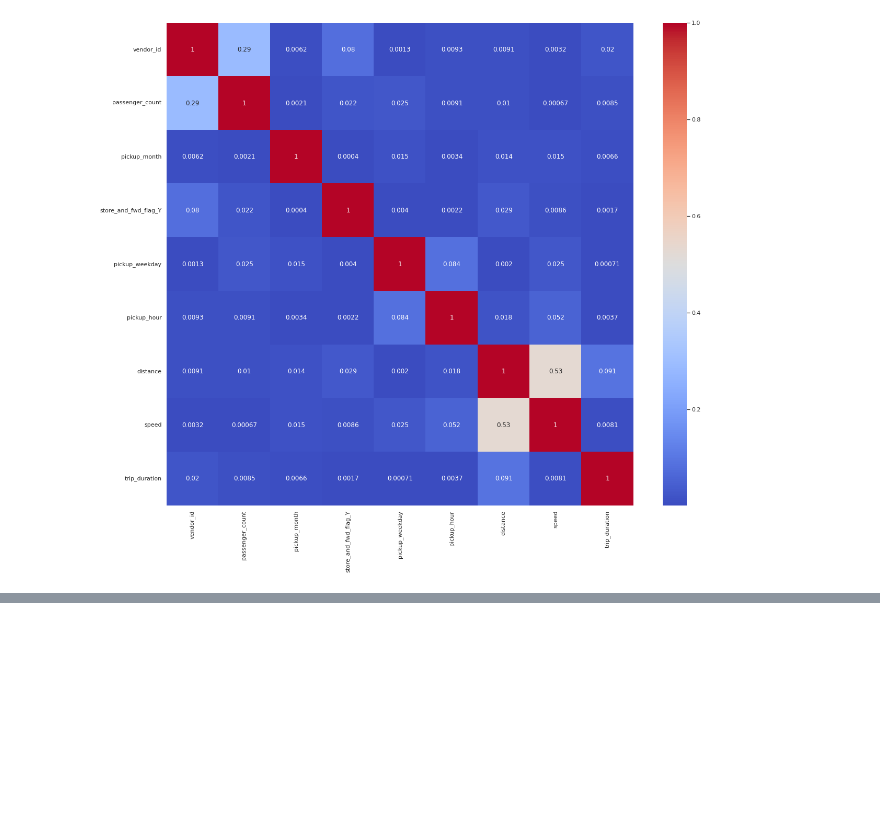
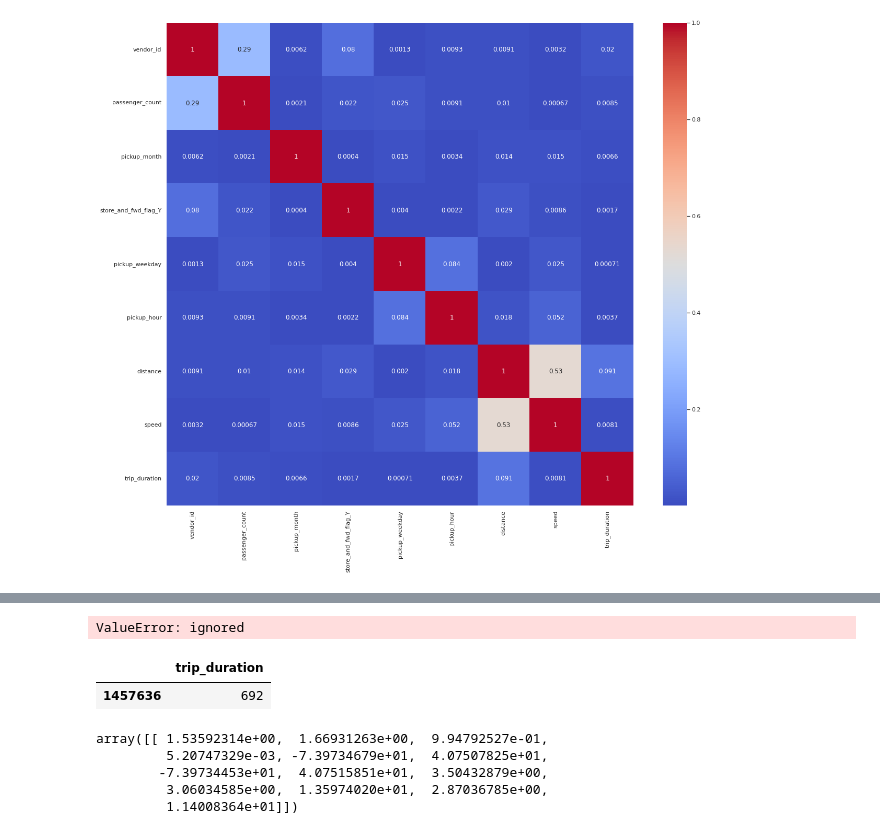
Before and after one commit to HariTarz/NYC-Taxi-Trip-Time-Prediction, a Jupyter notebook: NYC_Taxi_Trip_Time_Prediction_Capstone_Project.ipynb, the cells around one changed output, grey strips where cells are left out. Cells and saved outputs as stored; diff of their text form; code cells hidden in the pictures; blank space fills up the shorter version.

```diff
--- a/NYC_Taxi_Trip_Time_Prediction_Capstone_Project.ipynb
+++ b/NYC_Taxi_Trip_Time_Prediction_Capstone_Project.ipynb
@@ -482,0 +571,7 @@ sns.heatmap(abs(df_corr), annot=True, cmap='coolwarm')
+# %%
+# X = scaler.fit(df[tmp_var])
+# y = scaler.fit(df[dv])
+X = df[tmp_var]
+y = df[dv]
+# %%
+X_train, X_test, y_train, y_test = train_test_split(X, y, random_state = 1, test_size = 0.5)
@@ -482,0 +586,4 @@ sns.heatmap(abs(df_corr), annot=True, cmap='coolwarm')
+# %%
+lin_reg.score(X_train, y_train)
+# %% [output]
+ValueError: ignored
@@ -482,0 +592,13 @@ sns.heatmap(abs(df_corr), annot=True, cmap='coolwarm')
+# %%
+y_test[:1]
+# %% [output]
+|  | trip_duration |
+| 1457636 | 692 |
+# %%
+y_pred[:1]
+# %% [output]
+array([[ 1.53592314e+00,  1.66931263e+00,  9.94792527e-01,
+         5.20747329e-03, -7.39734679e+01,  4.07507825e+01,
+        -7.39734453e+01,  4.07515851e+01,  3.50432879e+00,
+         3.06034585e+00,  1.35974020e+01,  2.87036785e+00,
+         1.14008364e+01]])
```
Also changed, not shown: parts of 28 cells of this notebook.
